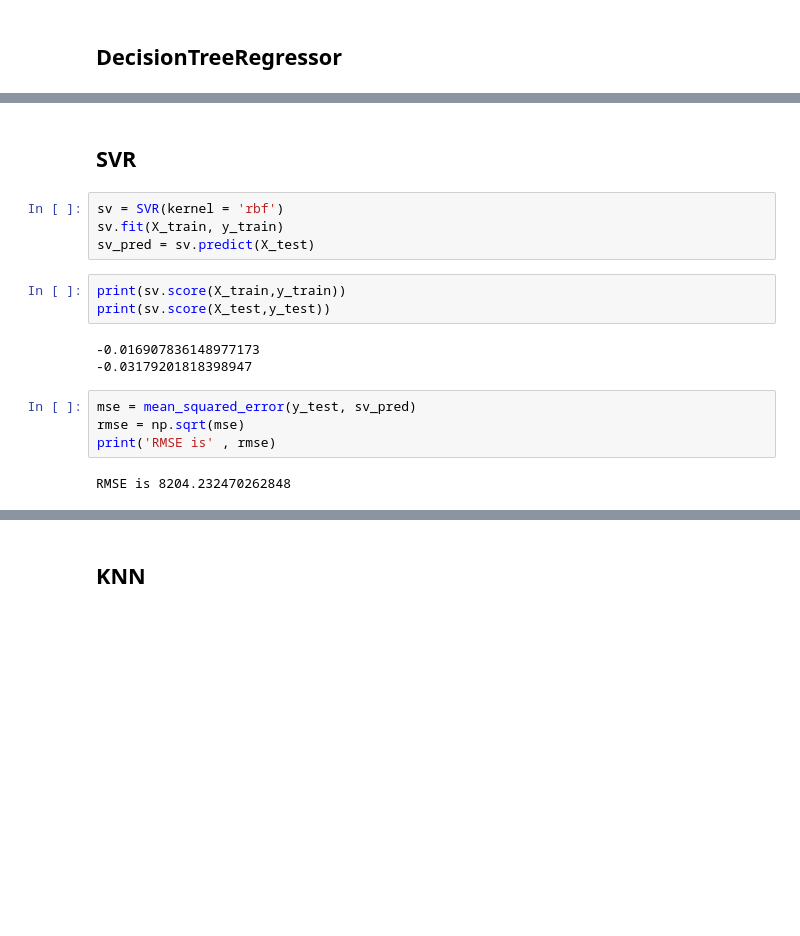
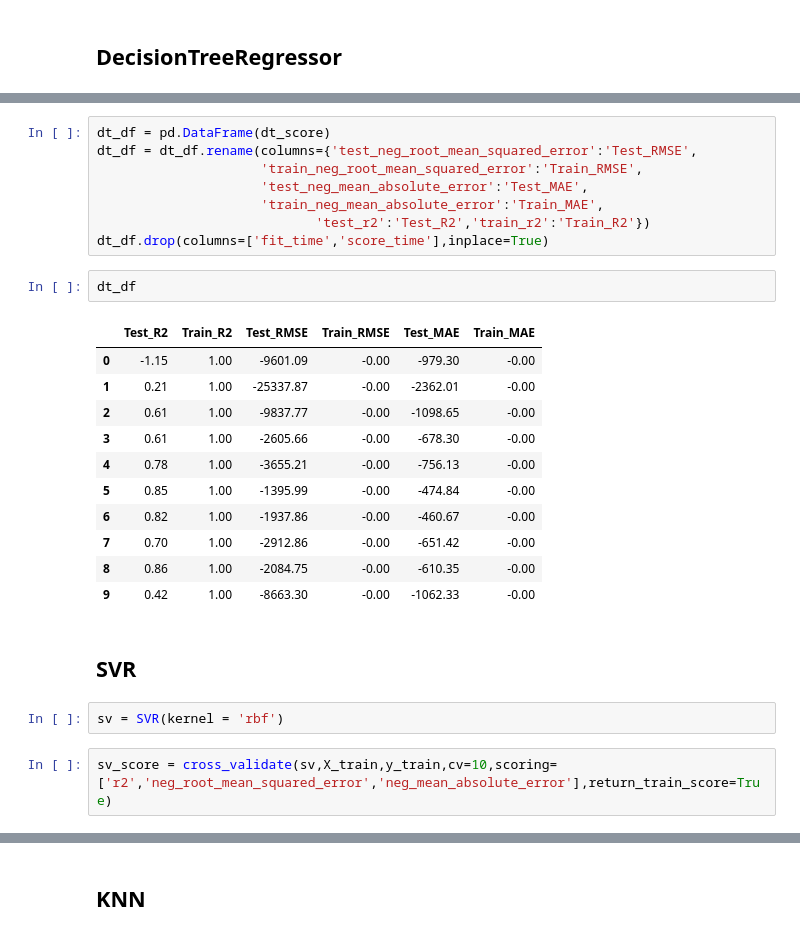
Before and after one commit to Prasad-Khedkar/TED-Talk-Views-Prediction, a Jupyter notebook: TED_Talk_Views_Prediction.ipynb, the cells around one changed output, grey strips where cells are left out. Cells and saved outputs as stored; diff of their text form; blank space fills up the shorter version.

```diff
--- a/TED_Talk_Views_Prediction.ipynb
+++ b/TED_Talk_Views_Prediction.ipynb
@@ -675,18 +712,28 @@ RMSE is 6978.133076191792
+# %%
+dt_df = pd.DataFrame(dt_score)
+dt_df = dt_df.rename(columns={'test_neg_root_mean_squared_error':'Test_RMSE',
+                     'train_neg_root_mean_squared_error':'Train_RMSE',
+                     'test_neg_mean_absolute_error':'Test_MAE',
+                     'train_neg_mean_absolute_error':'Train_MAE',
+                            'test_r2':'Test_R2','train_r2':'Train_R2'})
+dt_df.drop(columns=['fit_time','score_time'],inplace=True)
+# %%
+dt_df
+# %% [output]
+|  | Test_R2 | Train_R2 | Test_RMSE | Train_RMSE | Test_MAE | Train_MAE |
+| 0 | -1.15 | 1.00 | -9601.09 | -0.00 | -979.30 | -0.00 |
+| 1 | 0.21 | 1.00 | -25337.87 | -0.00 | -2362.01 | -0.00 |
+| 2 | 0.61 | 1.00 | -9837.77 | -0.00 | -1098.65 | -0.00 |
+| 3 | 0.61 | 1.00 | -2605.66 | -0.00 | -678.30 | -0.00 |
+| 4 | 0.78 | 1.00 | -3655.21 | -0.00 | -756.13 | -0.00 |
+| 5 | 0.85 | 1.00 | -1395.99 | -0.00 | -474.84 | -0.00 |
+| 6 | 0.82 | 1.00 | -1937.86 | -0.00 | -460.67 | -0.00 |
+| 7 | 0.70 | 1.00 | -2912.86 | -0.00 | -651.42 | -0.00 |
+| 8 | 0.86 | 1.00 | -2084.75 | -0.00 | -610.35 | -0.00 |
+| 9 | 0.42 | 1.00 | -8663.30 | -0.00 | -1062.33 | -0.00 |
 # %% [markdown]
 ## SVR
 # %%
 sv = SVR(kernel = 'rbf')
-sv.fit(X_train, y_train)
-sv_pred = sv.predict(X_test)
-# %%
-print(sv.score(X_train,y_train))
-print(sv.score(X_test,y_test))
-# %% [output]
--0.016907836148977173
--0.03179201818398947
-# %%
-mse = mean_squared_error(y_test, sv_pred)
-rmse = np.sqrt(mse)
-print('RMSE is' , rmse)
-# %% [output]
-RMSE is 8204.232470262848
+# %%
+sv_score = cross_validate(sv,X_train,y_train,cv=10,scoring=['r2','neg_root_mean_squared_error','neg_mean_absolute_error'],return_train_score=True)
```
Also changed, not shown: parts of 79 cells of this notebook.
